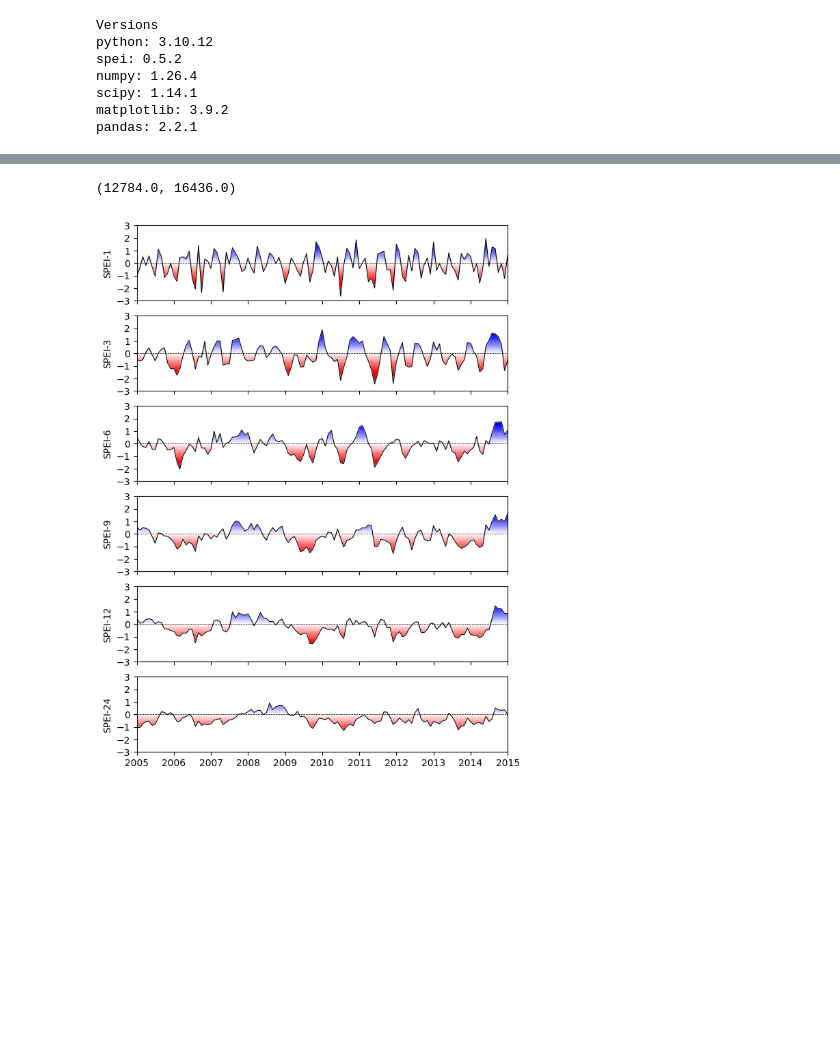
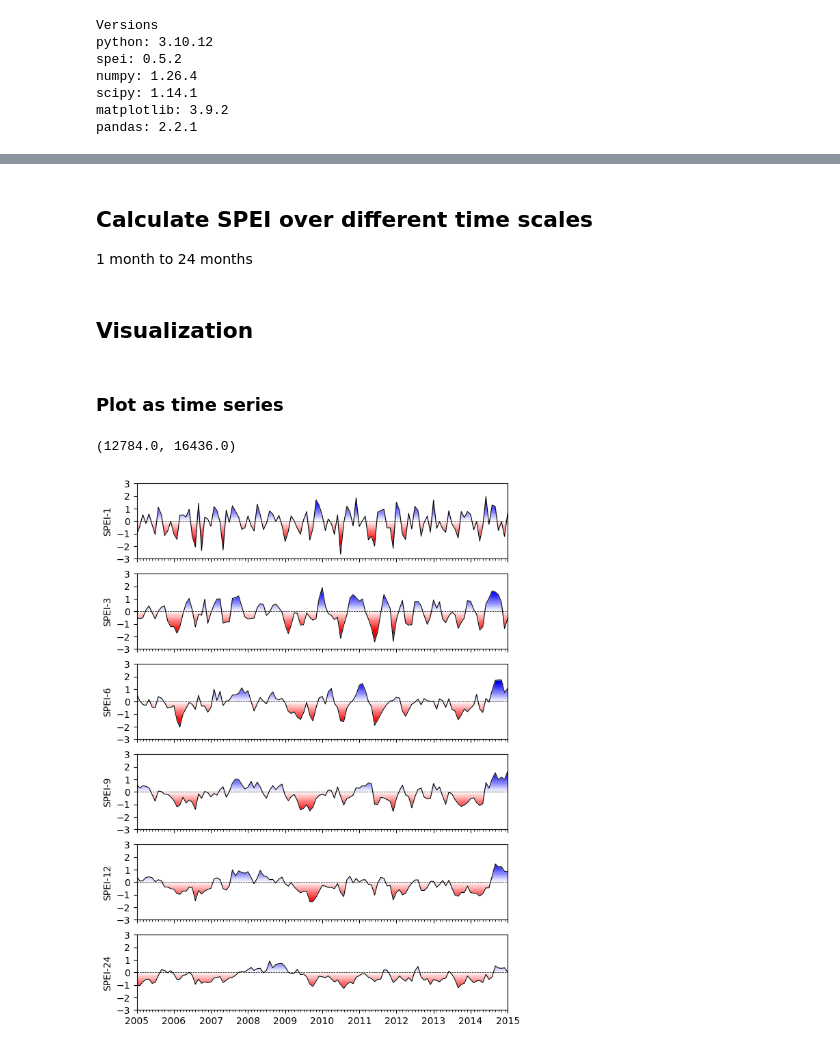
Before and after one commit to martinvonk/SPEI, a Jupyter notebook: doc/examples/example05_multiyear_drought.ipynb, the cells around one changed output, grey strips where cells are left out. Drawn from its saved outputs; the diff is of its cells as text; code cells hidden in the pictures; blank space fills up the shorter version.

```diff
--- a/doc/examples/example05_multiyear_drought.ipynb
+++ b/doc/examples/example05_multiyear_drought.ipynb
@@ -29,6 +33,10 @@ evap = (
     .squeeze()
     .multiply(1e3)
 )  # to mm
+# %% [markdown]
+## Calculate SPEI over different time scales
+
+1 month to 24 months
 # %%
 pe = (
     (prec - evap).dropna().resample("ME").sum()
@@ -39,21 +47,27 @@ spei6 = si.spei(pe, timescale=6).rename("6")
 spei9 = si.spei(pe, timescale=9).rename("9")
 spei12 = si.spei(pe, timescale=12).rename("12")
 spei24 = si.spei(pe, timescale=24).rename("24")
+# %% [markdown]
+## Visualization
+# %% [markdown]
+### Plot as time series
 # %%
 f, ax = plt.subplots(6, figsize=(7.0, 10.0), sharex=True)
 si.plot.si(spei1, ax=ax[0])
 si.plot.si(spei3, ax=ax[1])
 si.plot.si(spei6, ax=ax[2])
 si.plot.si(spei9, ax=ax[3])
 si.plot.si(spei12, ax=ax[4])
 si.plot.si(spei24, ax=ax[5])
 ax[0].set_ylabel("SPEI-1")
 ax[1].set_ylabel("SPEI-3")
 ax[2].set_ylabel("SPEI-6")
 ax[3].set_ylabel("SPEI-9")
 ax[4].set_ylabel("SPEI-12")
 ax[5].set_ylabel("SPEI-24")
+ax[5].xaxis.set_major_locator(mpl.dates.YearLocator())
+ax[5].xaxis.set_minor_locator(mpl.dates.MonthLocator())
 ax[5].set_xlim(pd.Timestamp("2005"), pd.Timestamp("2015"))
 # %% [output]
 (12784.0, 16436.0)
-[figure, old version]
+[figure, new version]
```
Also changed, not shown: parts of 7 cells of this notebook, 1 other file.
